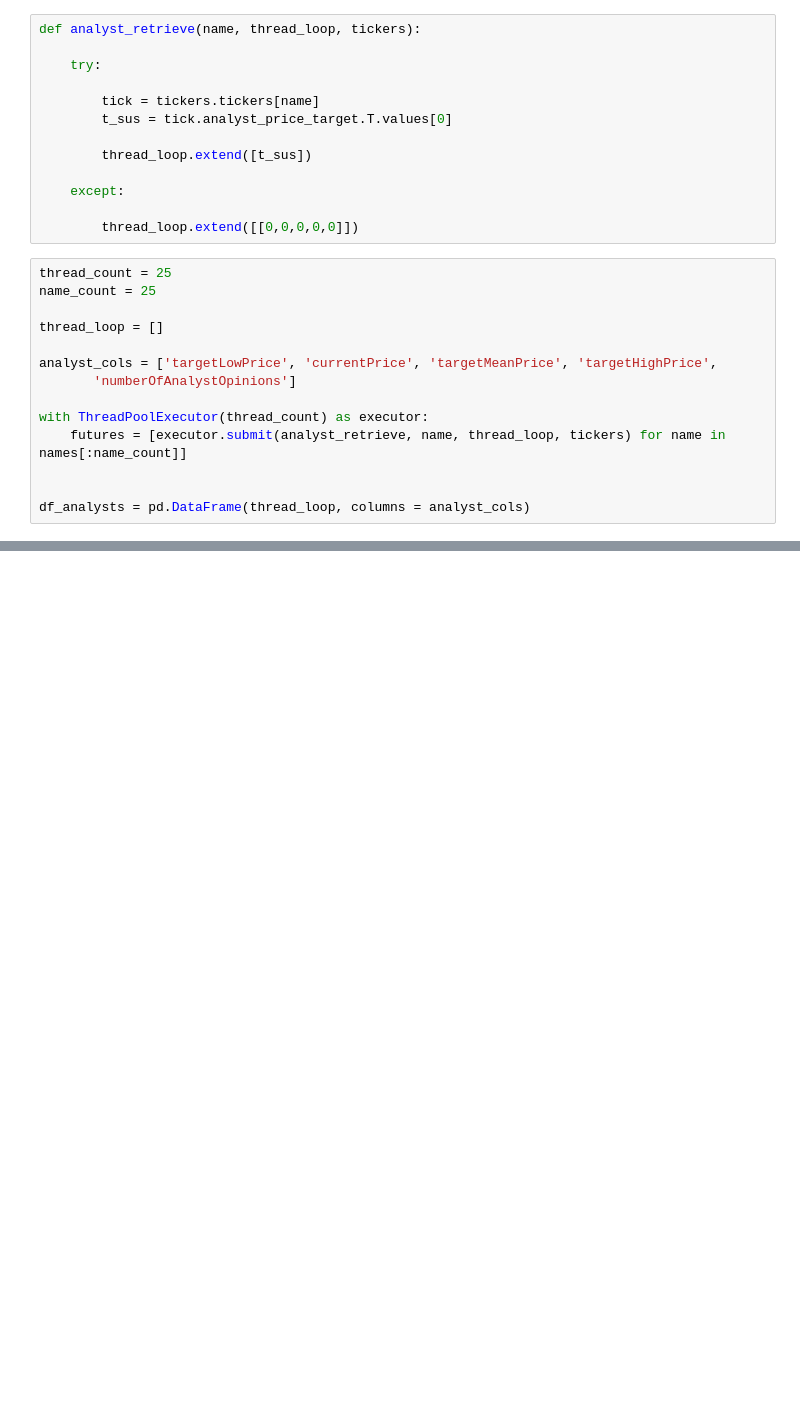
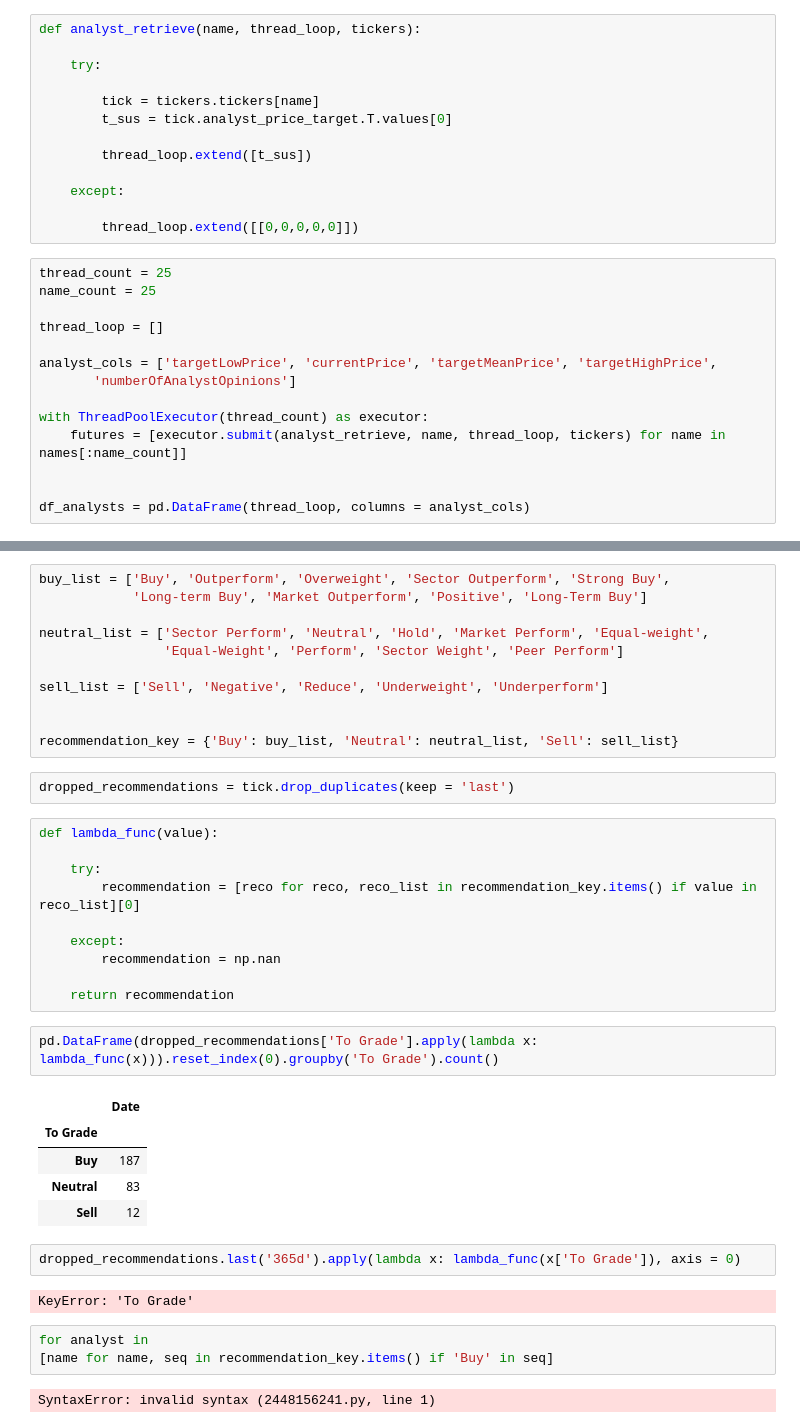
Before and after one commit to BenBowring/OptionSite, a Jupyter notebook: yahoo_create.ipynb, the cells around one changed output, grey strips where cells are left out. Cells and saved outputs as stored; diff of their text form; blank space fills up the shorter version.

Commit message:
Yahoo analyst gradings for most recent year

```diff
--- a/yahoo_create.ipynb
+++ b/yahoo_create.ipynb
@@ -124,0 +154,40 @@ df_analysts
+# %%
+buy_list = ['Buy', 'Outperform', 'Overweight', 'Sector Outperform', 'Strong Buy',
+            'Long-term Buy', 'Market Outperform', 'Positive', 'Long-Term Buy']
+
+neutral_list = ['Sector Perform', 'Neutral', 'Hold', 'Market Perform', 'Equal-weight',
+                'Equal-Weight', 'Perform', 'Sector Weight', 'Peer Perform']
+
+sell_list = ['Sell', 'Negative', 'Reduce', 'Underweight', 'Underperform']
+
+
+recommendation_key = {'Buy': buy_list, 'Neutral': neutral_list, 'Sell': sell_list}
+# %%
+dropped_recommendations = tick.drop_duplicates(keep = 'last')
+# %%
+def lambda_func(value):
+
+    try:
+        recommendation = [reco for reco, reco_list in recommendation_key.items() if value in reco_list][0]
+
+    except:
+        recommendation = np.nan
+
+    return recommendation
+# %%
+pd.DataFrame(dropped_recommendations['To Grade'].apply(lambda x: lambda_func(x))).reset_index(0).groupby('To Grade').count()
+# %% [output]
+|  | Date |
+| To Grade |  |
+| Buy | 187 |
+| Neutral | 83 |
+| Sell | 12 |
+# %%
+dropped_recommendations.last('365d').apply(lambda x: lambda_func(x['To Grade']), axis = 0)
+# %% [output]
+KeyError: 'To Grade'
+# %%
+for analyst in
+[name for name, seq in recommendation_key.items() if 'Buy' in seq]
+# %% [output]
+SyntaxError: invalid syntax (2448156241.py, line 1)
```
Also changed, not shown: parts of 9 cells of this notebook.
